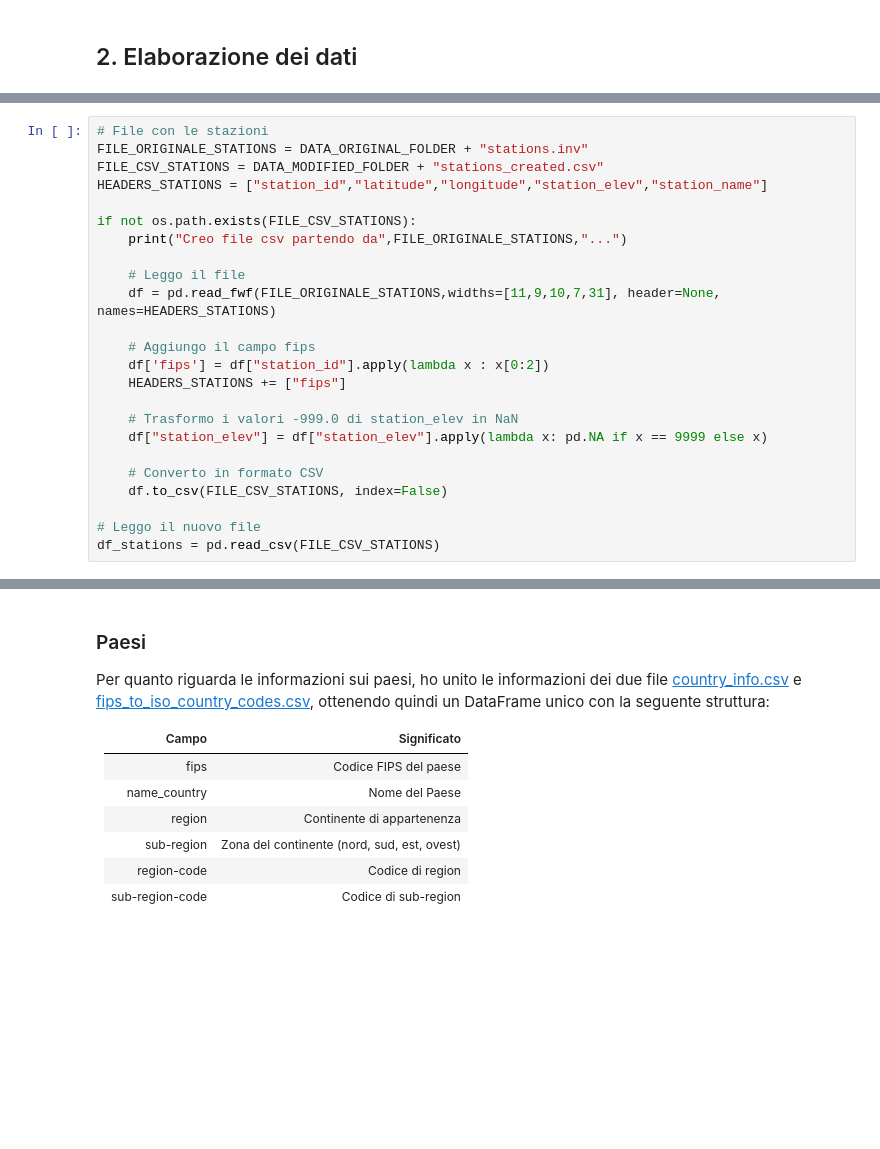
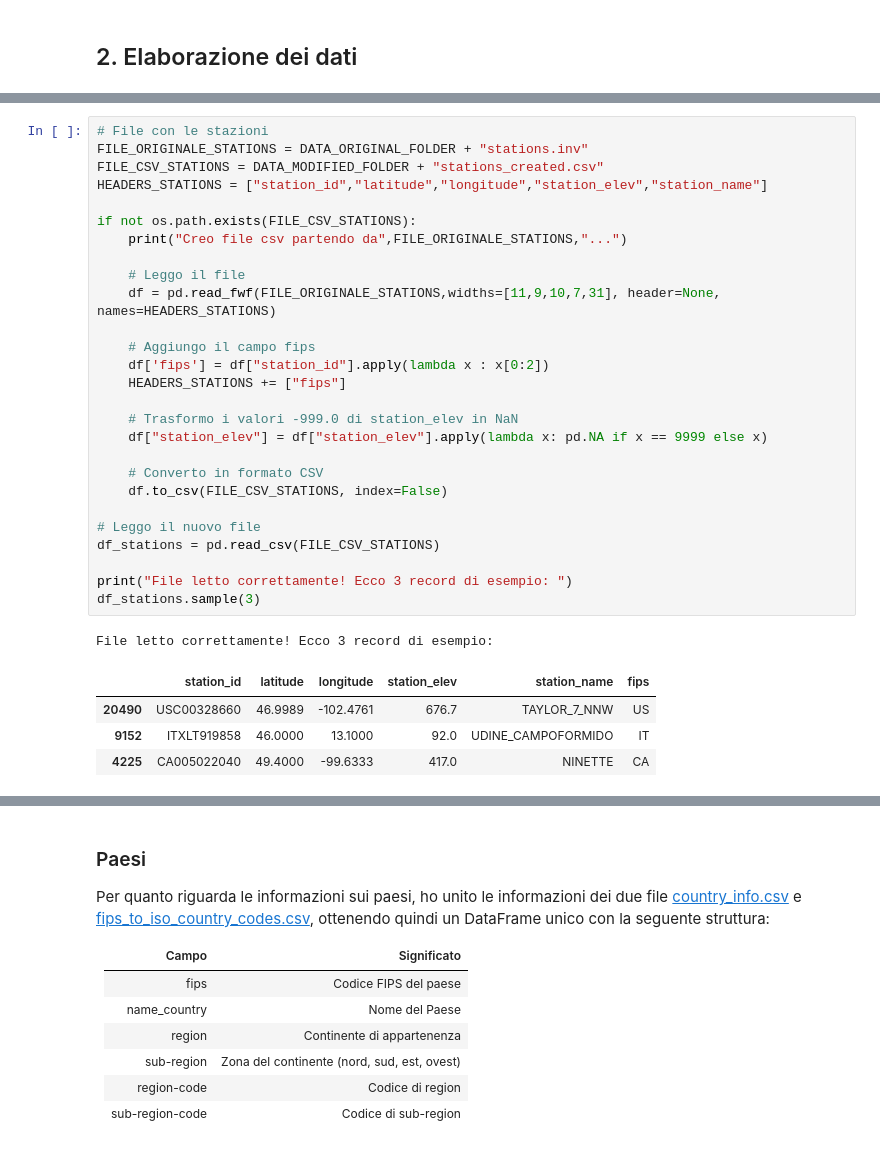
Before and after one commit to ElenaCurti/big-data, a Jupyter notebook: Attivita_03_DataAnalytics/file.ipynb, the cells around one changed output, grey strips where cells are left out. Cells and saved outputs as stored; diff of their text form; blank space fills up the shorter version.

```diff
--- a/Attivita_03_DataAnalytics/file.ipynb
+++ b/Attivita_03_DataAnalytics/file.ipynb
@@ -78,27 +102,36 @@ Rispetto al file trovato su internet:
 # %%
 # File con le stazioni
 FILE_ORIGINALE_STATIONS = DATA_ORIGINAL_FOLDER + "stations.inv"
 FILE_CSV_STATIONS = DATA_MODIFIED_FOLDER + "stations_created.csv"
 HEADERS_STATIONS = ["station_id","latitude","longitude","station_elev","station_name"]
 
 if not os.path.exists(FILE_CSV_STATIONS):
     print("Creo file csv partendo da",FILE_ORIGINALE_STATIONS,"...")
 
     # Leggo il file
     df = pd.read_fwf(FILE_ORIGINALE_STATIONS,widths=[11,9,10,7,31], header=None, names=HEADERS_STATIONS)
 
     # Aggiungo il campo fips
     df['fips'] = df["station_id"].apply(lambda x : x[0:2])
     HEADERS_STATIONS += ["fips"]
 
     # Trasformo i valori -999.0 di station_elev in NaN
     df["station_elev"] = df["station_elev"].apply(lambda x: pd.NA if x == 9999 else x)
 
     # Converto in formato CSV
     df.to_csv(FILE_CSV_STATIONS, index=False)
 
 # Leggo il nuovo file
 df_stations = pd.read_csv(FILE_CSV_STATIONS)
+
+print("File letto correttamente! Ecco 3 record di esempio: ")
+df_stations.sample(3)
+# %% [output]
+File letto correttamente! Ecco 3 record di esempio:
+|  | station_id | latitude | longitude | station_elev | station_name | fips |
+| 20490 | USC00328660 | 46.9989 | -102.4761 | 676.7 | TAYLOR_7_NNW | US |
+| 9152 | ITXLT919858 | 46.0000 | 13.1000 | 92.0 | UDINE_CAMPOFORMIDO | IT |
+| 4225 | CA005022040 | 49.4000 | -99.6333 | 417.0 | NINETTE | CA |
 # %% [markdown]
 #### Temperature
 Il file creato [tempetatures_created.csv](applicazione/data/modified/stations_created.csv) ha la seguente struttura:
```
Also changed, not shown: parts of 19 cells of this notebook, 1 other file.
